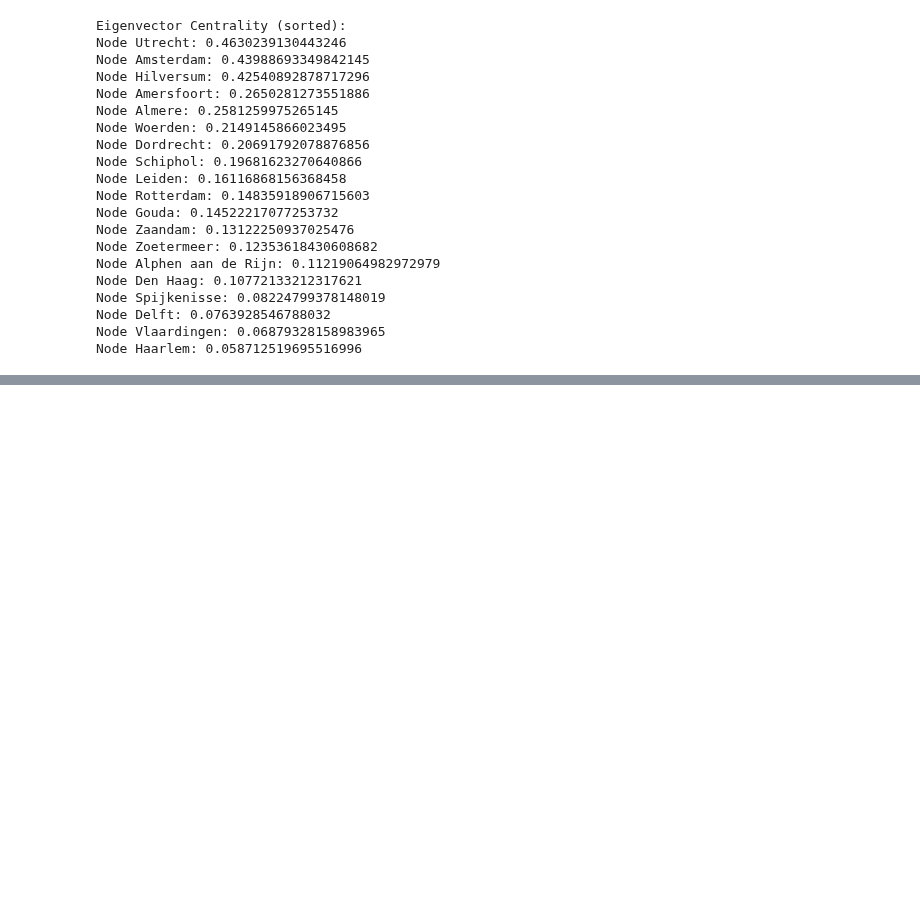
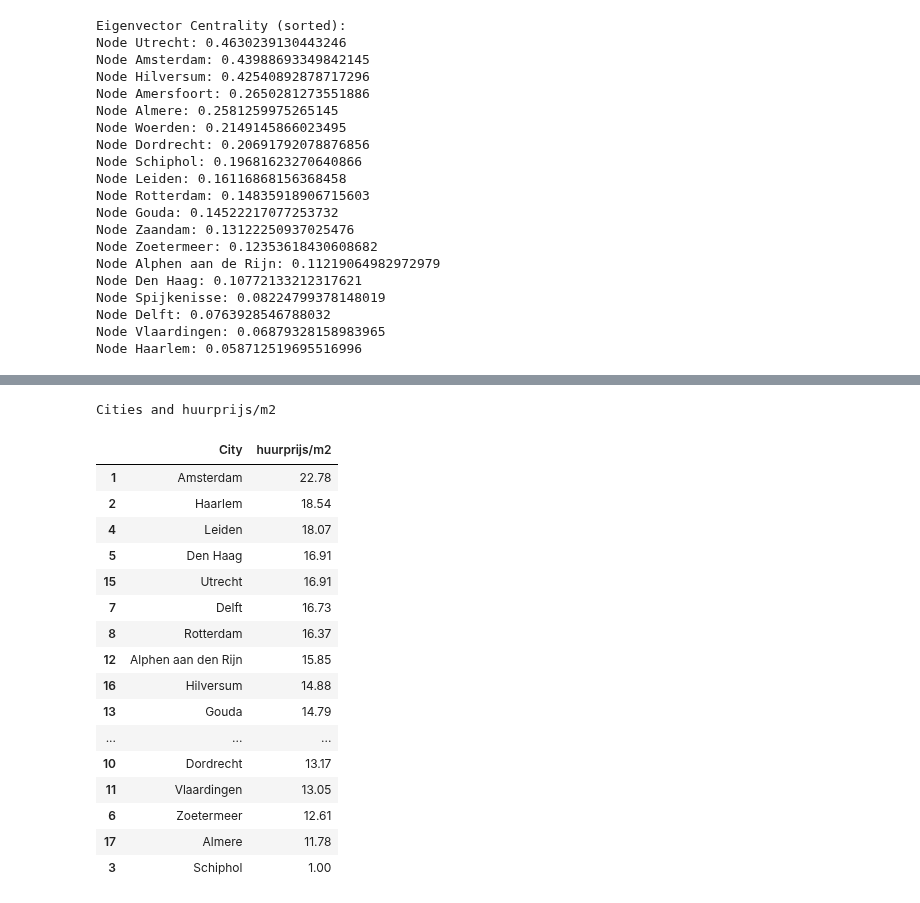
Before and after one commit to Tanneheemsbergen/Designednetworks, a Jupyter notebook: RandstadTanne.ipynb, the cells around one changed output, grey strips where cells are left out. Saved outputs shown, nothing was run; the diff lists cells and outputs as text; code cells hidden in the pictures; blank space fills up the shorter version.

```diff
--- a/RandstadTanne.ipynb
+++ b/RandstadTanne.ipynb
@@ -184,0 +393,37 @@ KeyError: 'City'
+# %%
+table_rent_per_m2 = df[['City2', 'huurprijs/m2']].dropna().rename(columns={"City2": "City"})
+# First, sort the table in descending order by 'huurprijs/m2'
+sorted_table_rent_per_m2 = table_rent_per_m2.sort_values(by='huurprijs/m2', ascending=False)
+
+styled_sorted_table_rent_per_m2 = sorted_table_rent_per_m2.style.format({
+    'huurprijs/m2': "{:.2f}"  # Format to two decimal places
+}).set_properties(**{
+    'background-color': 'white',
+    'border-color': 'black',
+    'color': 'black'
+}).set_table_styles([{
+    'selector': 'th',
+    'props': [('background-color', 'gray'), ('color', 'white')]
+}]).set_caption("Cities and huurprijs/m2")
+
+# Display the styled and sorted table
+styled_sorted_table_rent_per_m2
+# %% [output]
+Cities and huurprijs/m2
+|  | City | huurprijs/m2 |
+| 1 | Amsterdam | 22.78 |
+| 2 | Haarlem | 18.54 |
+| 4 | Leiden | 18.07 |
+| 5 | Den Haag | 16.91 |
+| 15 | Utrecht | 16.91 |
+| 7 | Delft | 16.73 |
+| 8 | Rotterdam | 16.37 |
+| 12 | Alphen aan den Rijn | 15.85 |
+| 16 | Hilversum | 14.88 |
+| 13 | Gouda | 14.79 |
+| ... | ... | ... |
+| 10 | Dordrecht | 13.17 |
+| 11 | Vlaardingen | 13.05 |
+| 6 | Zoetermeer | 12.61 |
+| 17 | Almere | 11.78 |
+| 3 | Schiphol | 1.00 |
```
Also changed, not shown: parts of 7 cells of this notebook, 2 other files.
